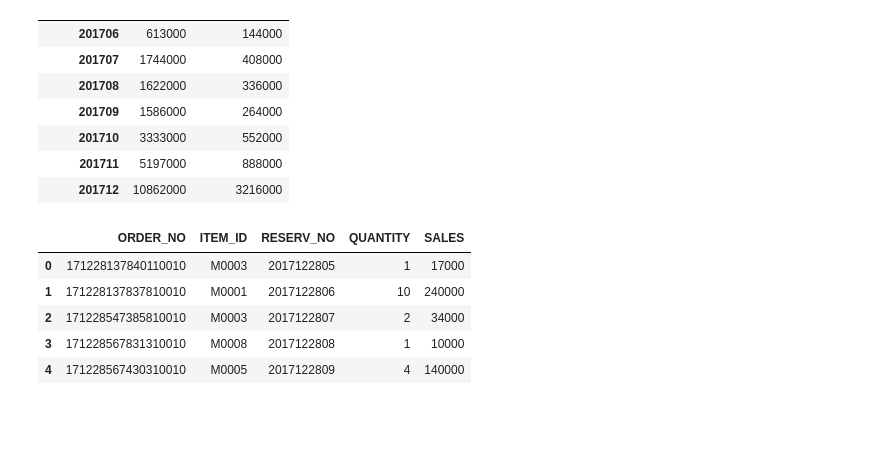
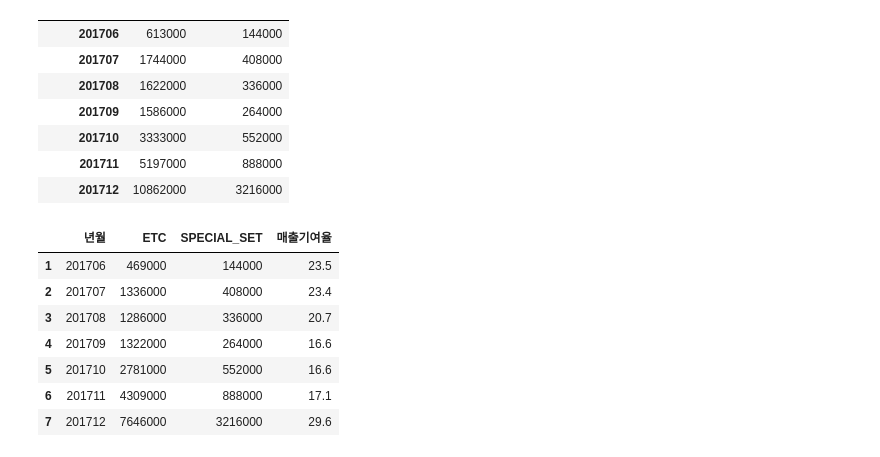
Before and after one commit to saparian0304/tjoeunacademy_test, a Jupyter notebook: jupyter/데이터수집/데이터처리/패밀리레스토랑분석.ipynb, the cells around one changed output. Saved outputs shown, nothing was run; the diff lists cells and outputs as text; code cells hidden in the pictures; blank space fills up the shorter version.

```diff
--- a/jupyter/데이터수집/데이터처리/패밀리레스토랑분석.ipynb
+++ b/jupyter/데이터수집/데이터처리/패밀리레스토랑분석.ipynb
@@ -63,6 +66,12 @@ data
  22   110100            종로구
  23   100100             중구
  24   131100            중랑구}
+# %%
+item = data.get('item')
+order_info = data.get('order_info')
+reservation = data.get('reservation')
+customer = data.get('customer')
+address = data.get('address')
 # %%
 # 매출분석
 import numpy as np
@@ -192,11 +201,23 @@ report6
 | 201712 | 10862000 | 3216000 |
 # %%
 # 7. 매출 기여율
-order_info.head()
+import pandas as pd
+import numpy as np
+report7 = report6.copy()
+report7['년월'] = report7.index
+report7['ETC'] = report6['매출합계']-report6['SPECIAL_SET']
+# report6['매출합계']-report6['SPECIAL_SET']
+report7['매출기여율'] = round(report6['SPECIAL_SET'] / report6['매출합계'] * 100 ,1)
+report7 = report7[['년월', 'ETC', 'SPECIAL_SET', '매출기여율']]
+report7.reset_index(drop=True, inplace=True)
+report7.index = np.arange(1, len(report7)+1)
+report7
 # %% [output]
-|  | ORDER_NO | ITEM_ID | RESERV_NO | QUANTITY | SALES |
-| 0 | 171228137840110010 | M0003 | 2017122805 | 1 | 17000 |
-| 1 | 171228137837810010 | M0001 | 2017122806 | 10 | 240000 |
-| 2 | 171228547385810010 | M0003 | 2017122807 | 2 | 34000 |
-| 3 | 171228567831310010 | M0008 | 2017122808 | 1 | 10000 |
-| 4 | 171228567430310010 | M0005 | 2017122809 | 4 | 140000 |
+|  | 년월 | ETC | SPECIAL_SET | 매출기여율 |
+| 1 | 201706 | 469000 | 144000 | 23.5 |
+| 2 | 201707 | 1336000 | 408000 | 23.4 |
+| 3 | 201708 | 1286000 | 336000 | 20.7 |
+| 4 | 201709 | 1322000 | 264000 | 16.6 |
+| 5 | 201710 | 2781000 | 552000 | 16.6 |
+| 6 | 201711 | 4309000 | 888000 | 17.1 |
+| 7 | 201712 | 7646000 | 3216000 | 29.6 |
```
Also changed, not shown: parts of 3 cells of this notebook, 4 other files.
